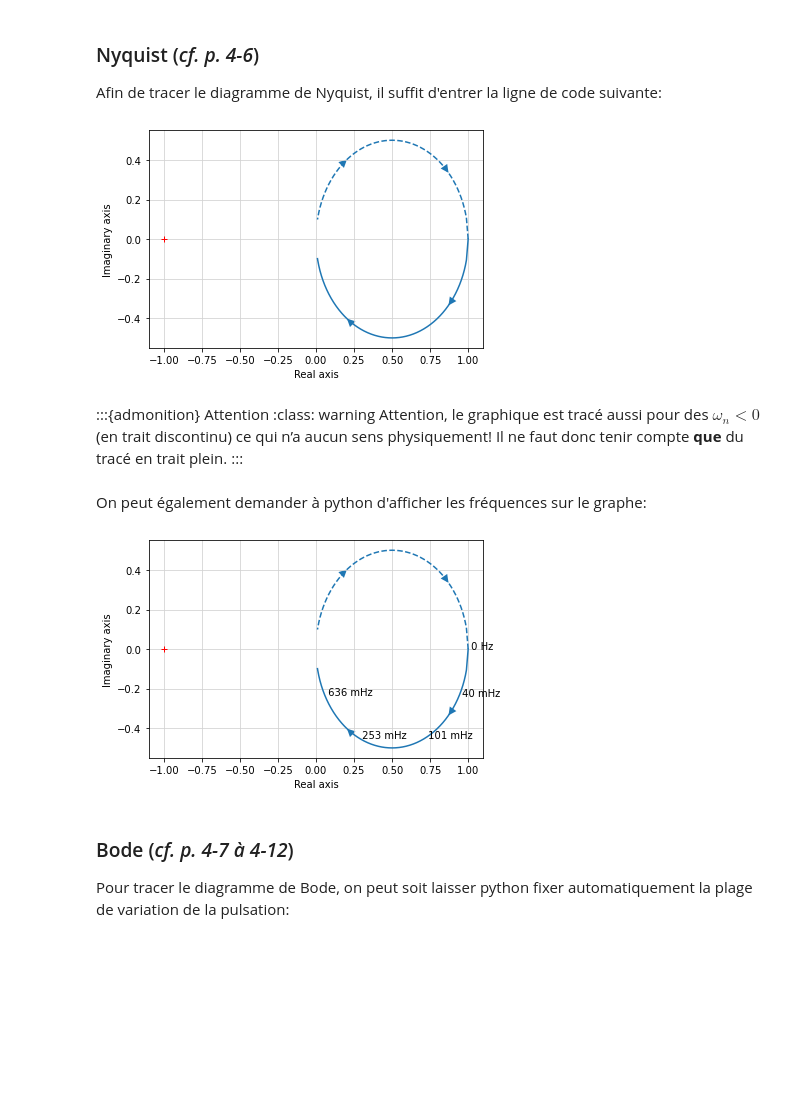
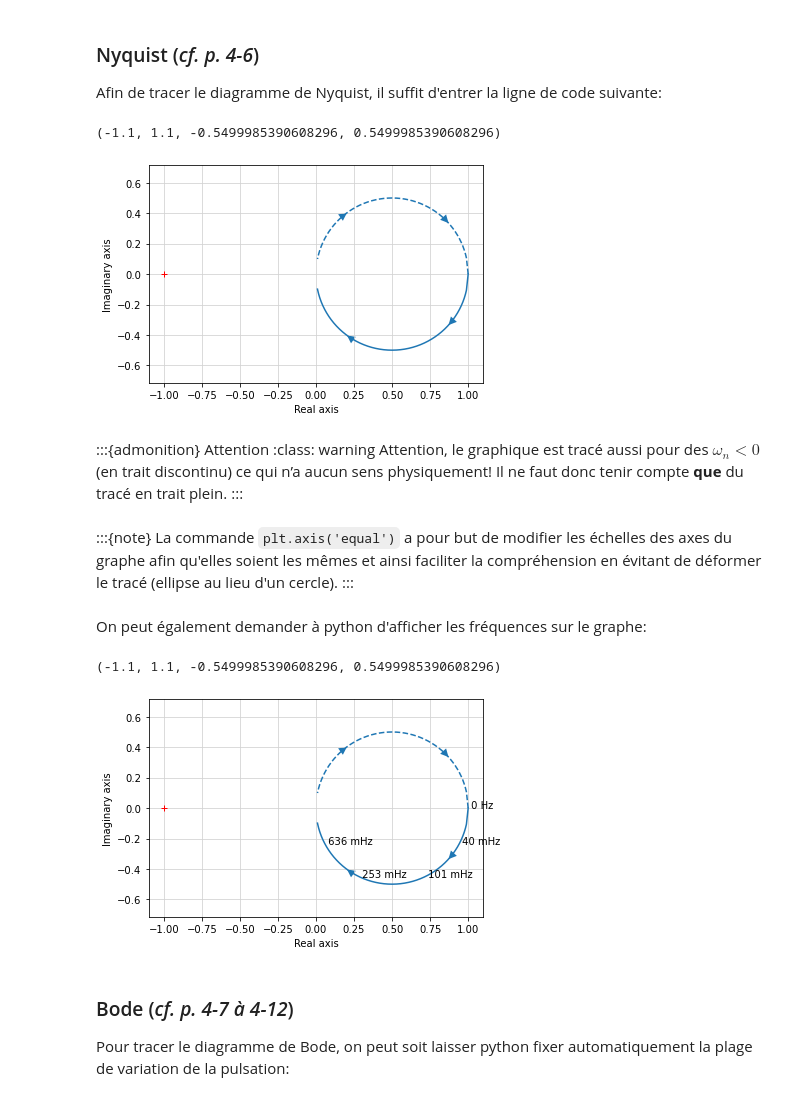
Before and after one commit to AlbanVl/ReguLaboGramme, a Jupyter notebook: _sources/regu/LaboSeance4.ipynb, the cells around one changed output. Cells and saved outputs as stored; diff of their text form; code cells hidden in the pictures; blank space fills up the shorter version.

```diff
--- a/_sources/regu/LaboSeance4.ipynb
+++ b/_sources/regu/LaboSeance4.ipynb
@@ -195,19 +197,27 @@ H_BO = ml.tf(1, [1, 1])
 Afin de tracer le diagramme de Nyquist, il suffit d'entrer la ligne de code suivante:
 # %%
 real, imag, freq = ml.nyquist(H_BO);
+plt.axis('equal')
 # %% [output]
+(-1.1, 1.1, -0.5499985390608296, 0.5499985390608296)
-[figure, old version]
+[figure, new version]
 # %% [markdown]
 :::{admonition} Attention
 :class: warning
 Attention, le graphique est tracé aussi pour des $\omega_n<0$ (en trait discontinu) ce qui n’a aucun sens physiquement! Il ne faut donc tenir compte **que** du tracé en trait plein.
 :::
+# %% [markdown]
+:::{note}
+La commande `plt.axis('equal')` a pour but de modifier les échelles des axes du graphe afin qu'elles soient les mêmes et ainsi faciliter la compréhension en évitant de déformer le tracé (ellipse au lieu d'un cercle).
+:::
 # %% [markdown]
 On peut également demander à python d'afficher les fréquences sur le graphe:
 # %%
 ml.nyquist(H_BO, label_freq=200);
+plt.axis('equal')
 # %% [output]
+(-1.1, 1.1, -0.5499985390608296, 0.5499985390608296)
-[figure, old version]
+[figure, new version]
 # %% [markdown]
 ### Bode (*cf. p. 4-7 à 4-12*)
 
```
Also changed, not shown: parts of 1 cell of this notebook, 11 other files.
